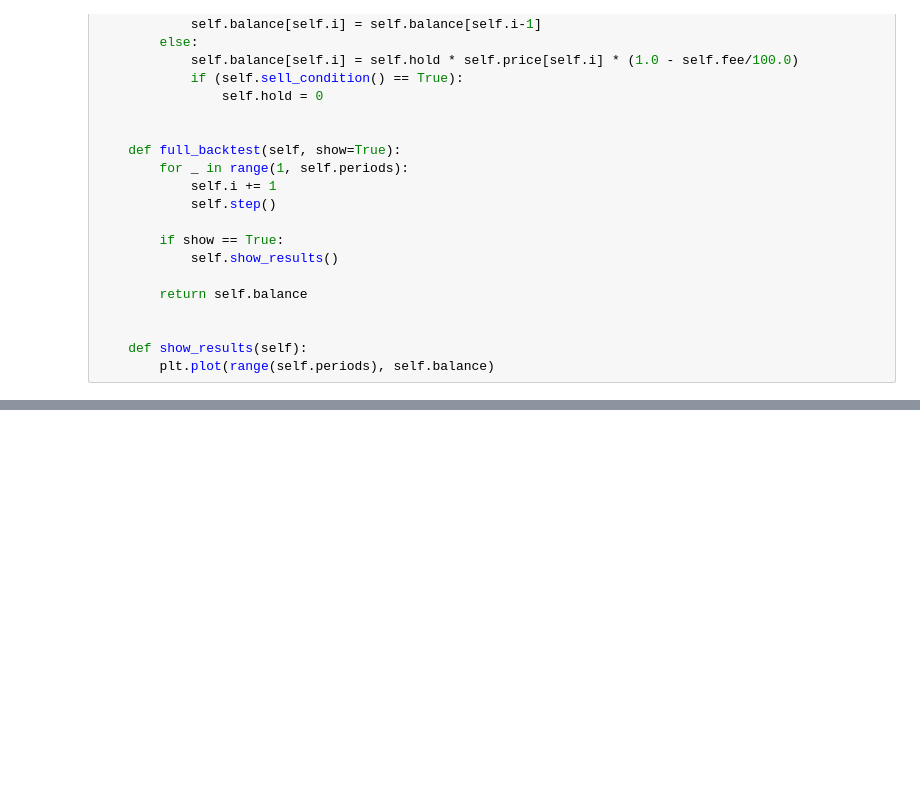
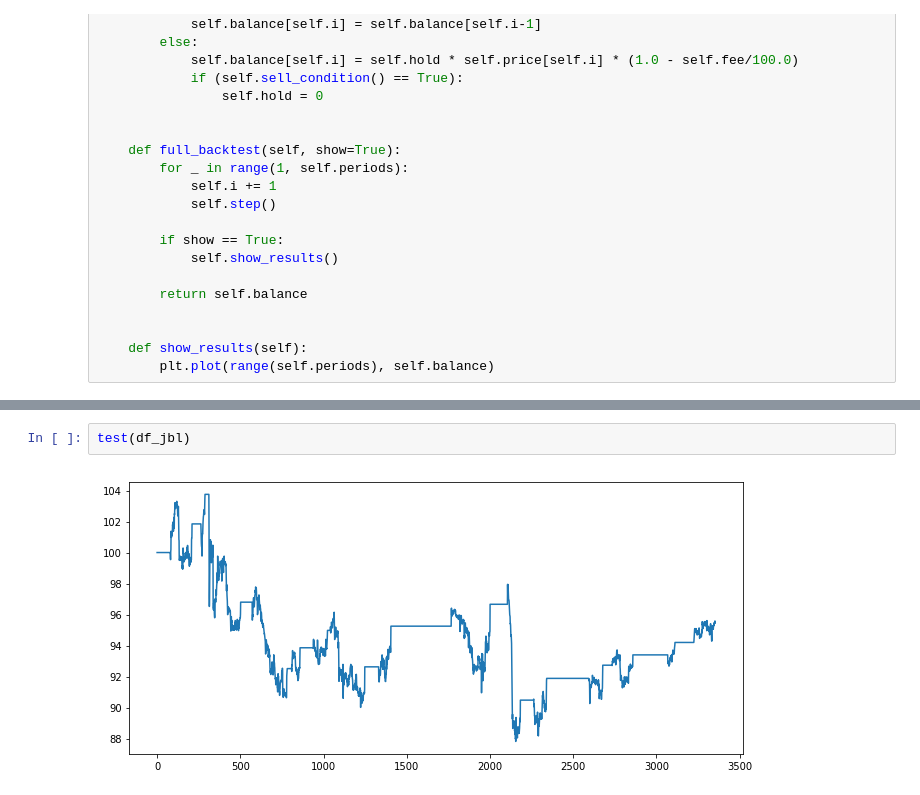
Before and after one commit to snp600/trading-alchemy, a Jupyter notebook: backtesting/demo.ipynb, the cells around one changed output, grey strips where cells are left out. Saved outputs shown, nothing was run; the diff lists cells and outputs as text; blank space fills up the shorter version.

```diff
--- a/backtesting/demo.ipynb
+++ b/backtesting/demo.ipynb
@@ -150,0 +157,4 @@ test.full_backtest()
+# %%
+test(df_jbl)
+# %% [output]
+[figure, added]
```
Also changed, not shown: parts of 6 cells of this notebook.
